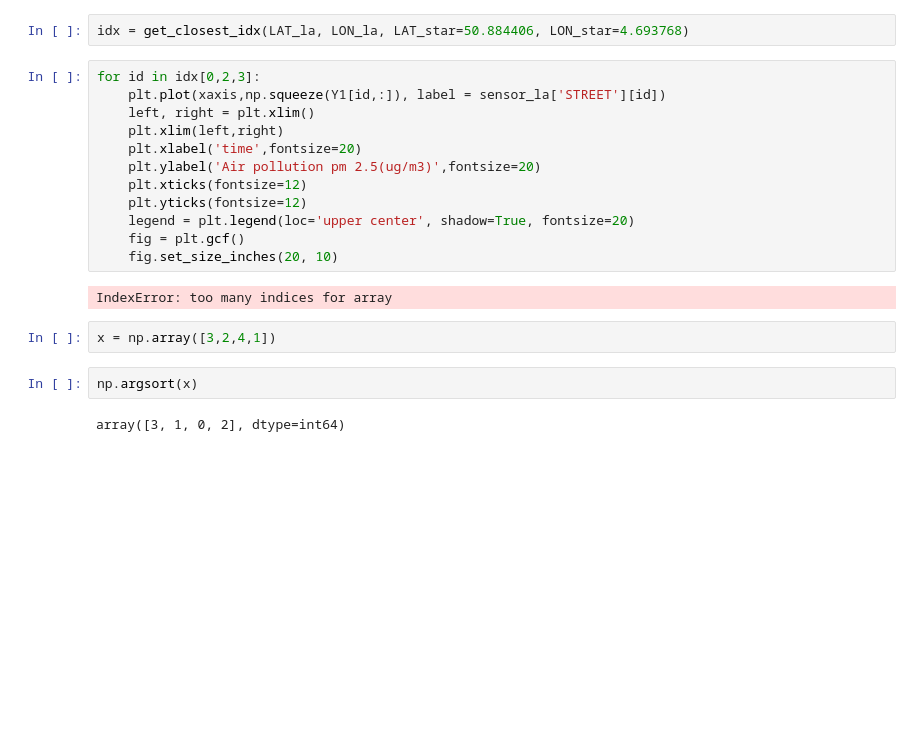
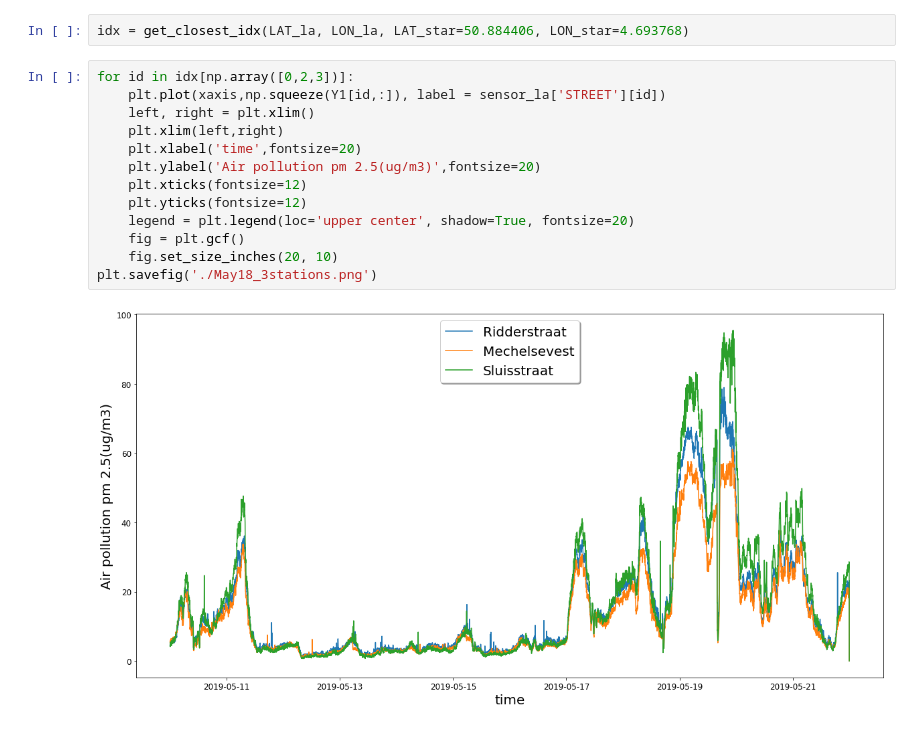
Before and after one commit to eoguzinci/KUL_Datathon_Laqua, a Jupyter notebook: May18_traffic.ipynb, the cells around one changed output. Cells and saved outputs as stored; diff of their text form; blank space fills up the shorter version.

```diff
--- a/May18_traffic.ipynb
+++ b/May18_traffic.ipynb
@@ -90,22 +90,17 @@ To register the converters:
 # %%
 idx = get_closest_idx(LAT_la, LON_la, LAT_star=50.884406, LON_star=4.693768)
 # %%
-for id in idx[0,2,3]:
+for id in idx[np.array([0,2,3])]:
     plt.plot(xaxis,np.squeeze(Y1[id,:]), label = sensor_la['STREET'][id])
     left, right = plt.xlim()
     plt.xlim(left,right)
     plt.xlabel('time',fontsize=20)
     plt.ylabel('Air pollution pm 2.5(ug/m3)',fontsize=20)
     plt.xticks(fontsize=12)
     plt.yticks(fontsize=12)
     legend = plt.legend(loc='upper center', shadow=True, fontsize=20)
     fig = plt.gcf()
     fig.set_size_inches(20, 10)
+plt.savefig('./May18_3stations.png')
 # %% [output]
-IndexError: too many indices for array
+[figure, added]
-# %%
-x = np.array([3,2,4,1])
-# %%
-np.argsort(x)
-# %% [output]
-array([3, 1, 0, 2], dtype=int64)
```
